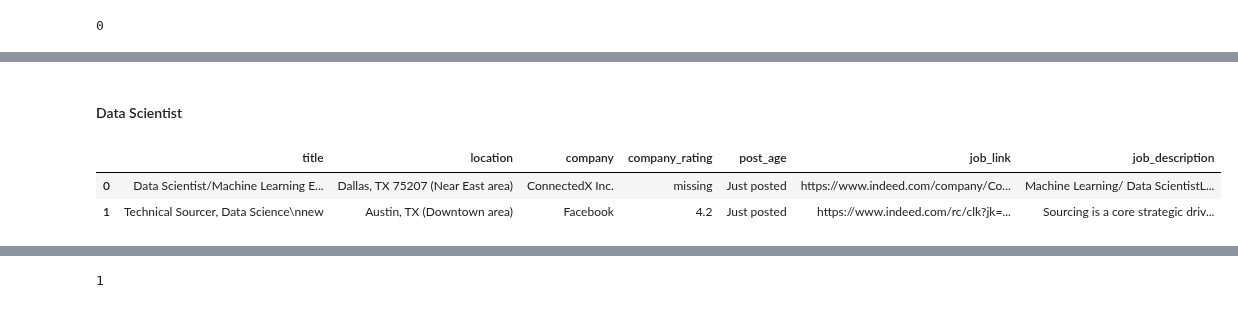
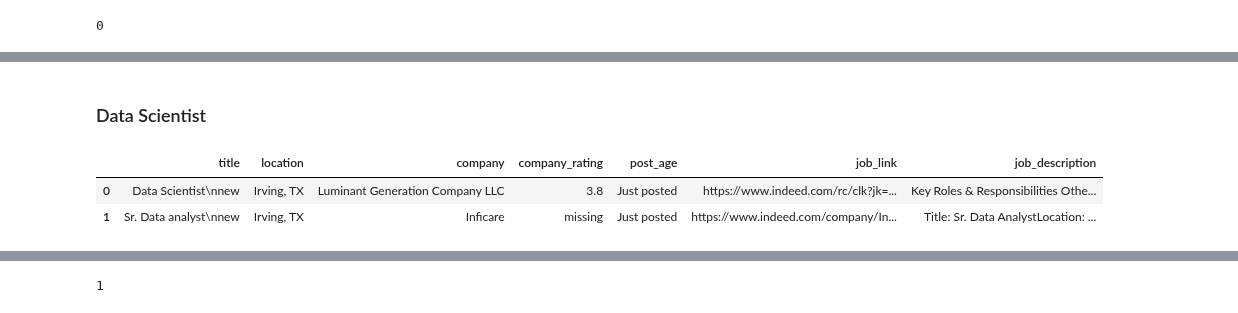
Before and after one commit to Blue-Owl-Data/Job-Search-Dashboard, a Jupyter notebook: notebook/MVP_Shi.ipynb, the cells around one changed output, grey strips where cells are left out. Saved outputs shown, nothing was run; the diff lists cells and outputs as text; code cells hidden in the pictures.

Commit message:
daily update job postings of data scientist positions in TX

```diff
--- a/notebook/MVP_Shi.ipynb
+++ b/notebook/MVP_Shi.ipynb
@@ -619,5 +654,5 @@ parsed[0]
 # %% [markdown]
-#### Data Scientist
+### Data Scientist
 # %%
 # # Load old data scientist job posts in TX
 
@@ -636,18 +671,18 @@ parsed[0]
 # %%
 # Load data scientist job posts in TX on 2021-02-08
 
 # Import the file path
 database = env_Shi.database
 
 # Read the daily data scientist jobs in TX
-df_ds_new = pd.read_csv(f"{database}data_scientist_tx_indeed_020921.csv", index_col=0)
+df_ds_new = pd.read_csv(f"{database}data_scientist_tx_indeed_021121.csv", index_col=0)
 
 # Inspect the first 2 rows of the new posts
 df_ds_new.head(2)
 # %% [output]
 |  | title | location | company | company_rating | post_age | job_link | job_description |
-| 0 | Data Scientist/Machine Learning E... | Dallas, TX 75207 (Near East area) | ConnectedX Inc. | missing | Just posted | https://www.indeed.com/company/Co... | Machine Learning/ Data ScientistL... |
-| 1 | Technical Sourcer, Data Science\nnew | Austin, TX (Downtown area) | Facebook | 4.2 | Just posted | https://www.indeed.com/rc/clk?jk=... | Sourcing is a core strategic driv... |
+| 0 | Data Scientist\nnew | Irving, TX | Luminant Generation Company LLC | 3.8 | Just posted | https://www.indeed.com/rc/clk?jk=... | Key Roles & Responsibilities Othe... |
+| 1 | Sr. Data analyst\nnew | Irving, TX | Inficare | missing | Just posted | https://www.indeed.com/company/In... | Title: Sr. Data AnalystLocation: ... |
 # %%
 # Test the function: compute_post_date
 
```
Also changed, not shown: parts of 28 cells of this notebook.
